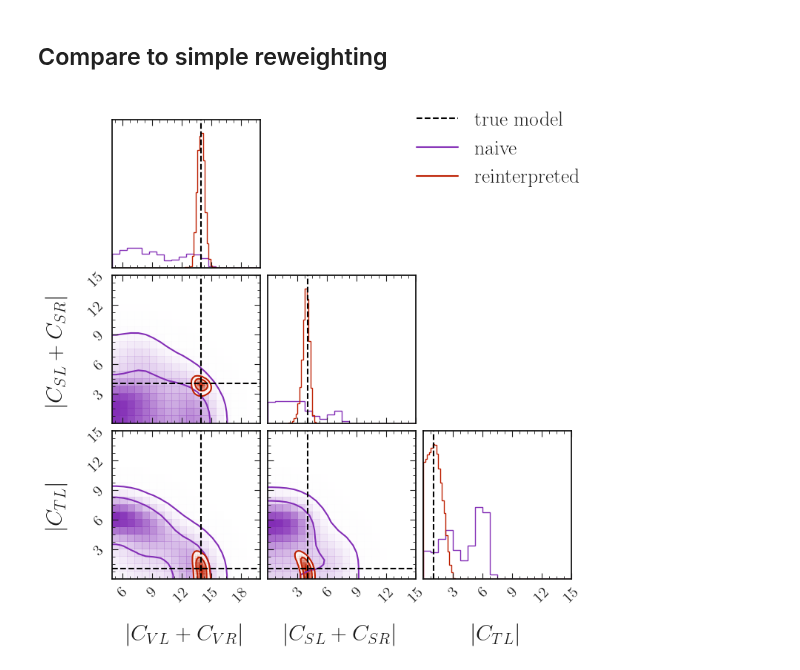
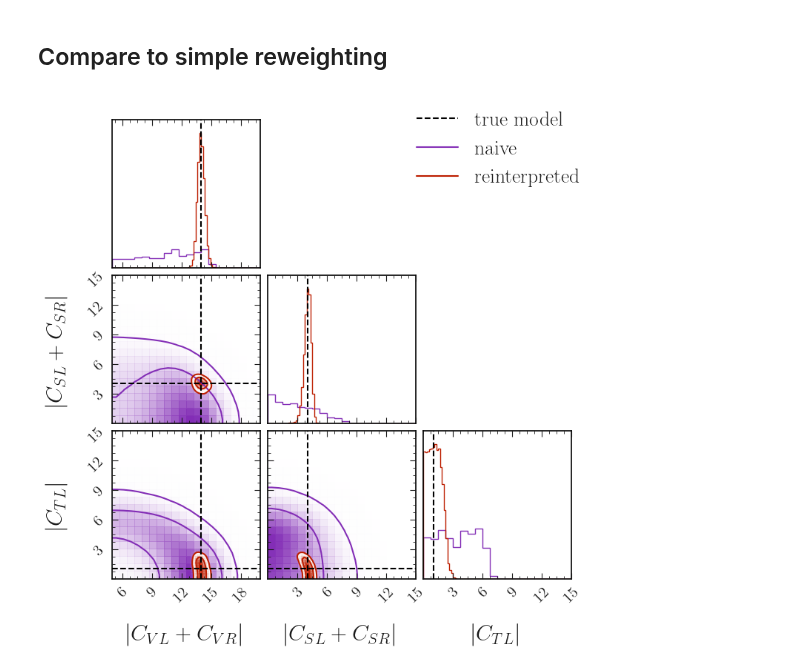
Before and after one commit to lorenzennio/redist, a Jupyter notebook: examples/knunu/knunu_plot_samples.ipynb, the cells around one changed output. Cells and saved outputs as stored; diff of their text form; code cells hidden in the pictures.

Commit message:
update models and samples

```diff
--- a/examples/knunu/knunu_plot_samples.ipynb
+++ b/examples/knunu/knunu_plot_samples.ipynb
@@ -144,8 +158,8 @@ results
 # %% [markdown]
 ## Compare to simple reweighting
 # %%
-post_data_large = az.from_json(   '../samples_multiply/knunu_large_post_data.json')
-post_data_large_1b = az.from_json('../samples_multiply/knunu_large_1b_post_data.json')
+post_data_large = az.from_json(   '../samples/knunu_large_post_data.json')
+post_data_large_1b = az.from_json('../samples/knunu_large_1b_post_data.json')
 # %%
 cv = r'$|C_{VL} + C_{VR}|$'
 cs = r'$|C_{SL} + C_{SR}|$'
@@ -159,37 +173,37 @@ fig = corner.corner(post_data_large_1b.posterior,
                     bins=20,
                     levels=(0.68, 0.95),
                     range = [(5., 20.), (0,15), (0,15)],
-                    smooth=2.1,
+                    smooth=2.5,
                     labels=labels,
                     color='C4',
                     plot_datapoints=False,
                     hist_kwargs={'density': True},
                     );
 
 fig = corner.corner(post_data_large.posterior,
                     var_names=['cvl', 'csl', 'ctl'],
                     bins=80,
                     levels=(0.68, 0.95),
                     range = [(5., 20.), (0,15), (0,15)],
                     smooth=1.0,
                     labels=labels,
                     color='C2',
                     plot_datapoints=False,
                     hist_kwargs={'density': True},
                     fig=fig
                     );
 
 corner.overplot_lines(fig, truewcs, color='k', label='true model', linestyle='--')
 
 fig.legend(
         handles = fig.axes[0].get_legend_handles_labels()[0] + [
             mlines.Line2D([], [], color='C4', label='naive'),
             mlines.Line2D([], [], color='C2', label='reinterpreted'),
         ],
         fontsize=20, loc="upper right"
     )
 
 plt.savefig(file)
 plt.show()
 # %% [output]
-[figure, old version]
+[figure, new version]
```
Also changed, not shown: parts of 10 cells of this notebook, 1 other file.
